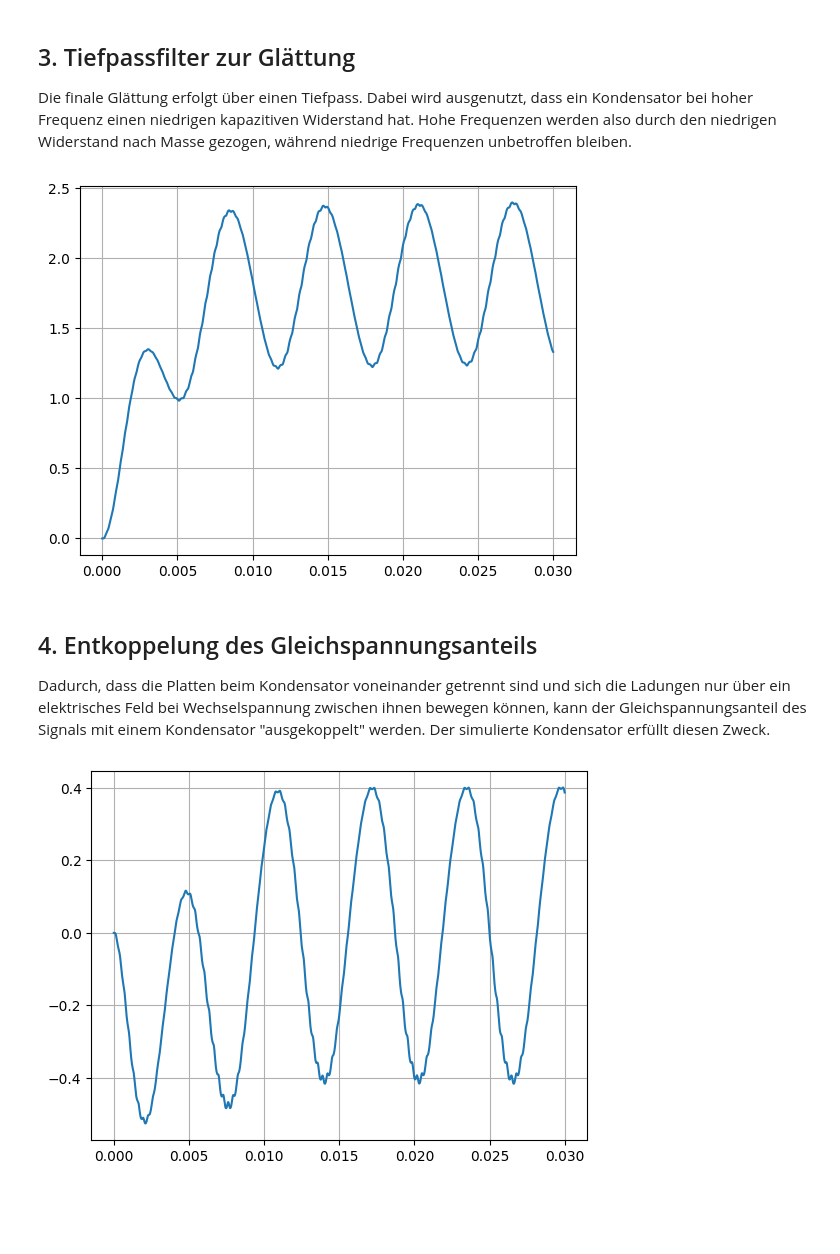
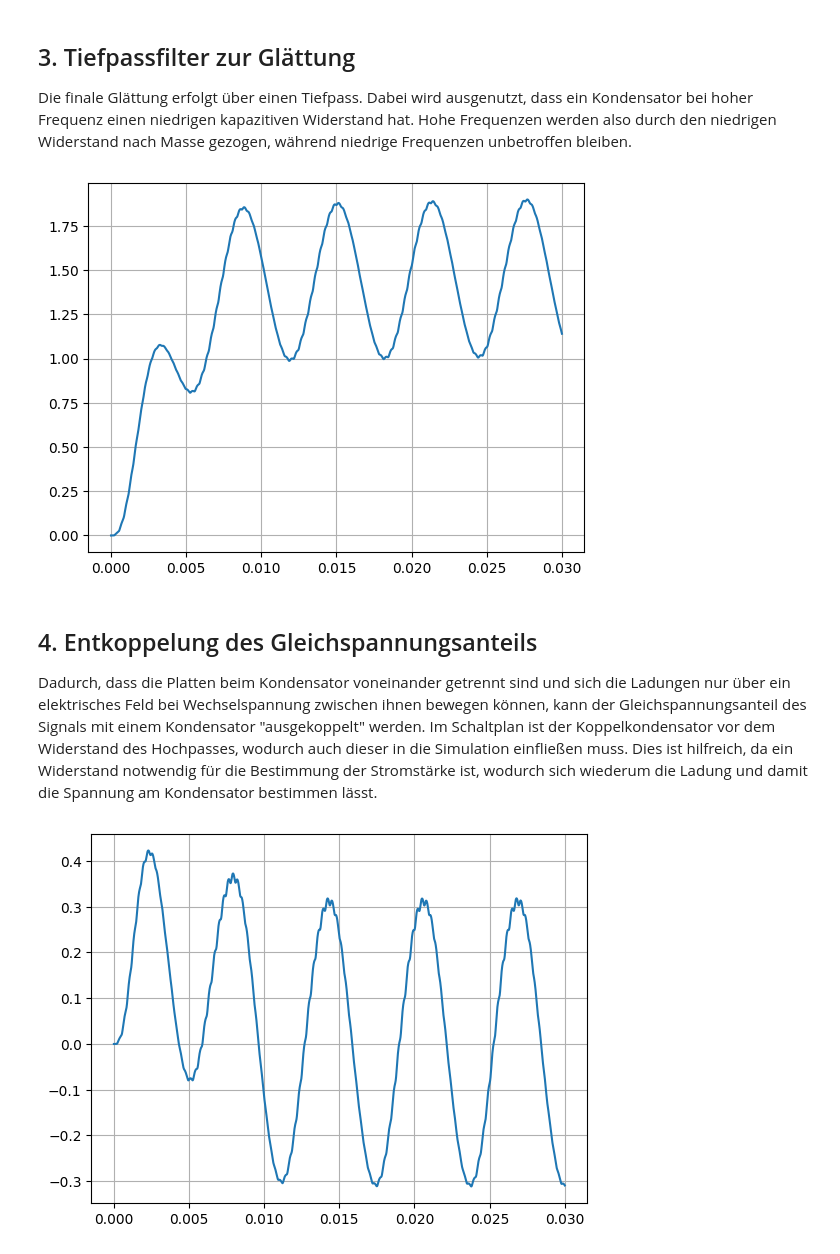
Before and after one commit to toohbias/W-Seminar, a Jupyter notebook: Modell_AM_Modulation_Demodulation.ipynb, the cells around one changed output. Drawn from its saved outputs; the diff is of its cells as text; code cells hidden in the pictures; blank space fills up the shorter version.

```diff
--- a/Modell_AM_Modulation_Demodulation.ipynb
+++ b/Modell_AM_Modulation_Demodulation.ipynb
@@ -210,7 +213,7 @@ while t[-1] < tf:
   # Spielregeln
   U_C_am = Q_am_alt / C_am
   U_R_am = R_am * I_am_alt
-  U_L_am = - (U_C_am + U_R_am) - U_C_zf_arr[len(t) - 1]
+  U_L_am = U_C_zf_arr[len(t) - 1] - (U_C_am + U_R_am)
   dI_dt_am = U_L_am / L_am
 
   I_am_neu = I_am_alt + dI_dt_am * dt
@@ -331,10 +337,10 @@ plt.plot(t, U_C_tp_arr)
 plt.grid(True)
 plt.show()
 # %% [output]
-[figure, old version]
+[figure, new version]
 # %% [markdown]
 ## 4. Entkoppelung des Gleichspannungsanteils
-Dadurch, dass die Platten beim Kondensator voneinander getrennt sind und sich die Ladungen nur über ein elektrisches Feld bei Wechselspannung zwischen ihnen bewegen können, kann der Gleichspannungsanteil des Signals mit einem Kondensator "ausgekoppelt" werden. Der simulierte Kondensator erfüllt diesen Zweck.
+Dadurch, dass die Platten beim Kondensator voneinander getrennt sind und sich die Ladungen nur über ein elektrisches Feld bei Wechselspannung zwischen ihnen bewegen können, kann der Gleichspannungsanteil des Signals mit einem Kondensator "ausgekoppelt" werden. Im Schaltplan ist der Koppelkondensator vor dem Widerstand des Hochpasses, wodurch auch dieser in die Simulation einfließen muss. Dies ist hilfreich, da ein Widerstand notwendig für die Bestimmung der Stromstärke ist, wodurch sich wiederum die Ladung und damit die Spannung am Kondensator bestimmen lässt.
 # %%
 # Gleichspannungsanteil auskoppeln
 
@@ -347,32 +353,32 @@ U_kp_0 = U_R_tp_arr[0]  # (V)   Eingangsspannung aus dem Tiefpass zum ersten Zei
 
 # Bestandsvariablen
 t = [0.0]               # (s)   Zeit (Runden der Simulation)
 Q_kp = 0.0              # (C)   Kondensator ist am Anfang ungeladen
 
 # Zwischenvariablen
 U_C_kp_arr = [0.0]      # (V)   Kondensator ist am Anfang ungeladen
 U_R_kp = U_kp_0         # (V)   Signal fließt durch den Widerstand zurück zum Koppelkondensator
 I_kp = 0.0              # (A)   Es fließt noch kein Strom
 
 # Iteration
 while t[-1] < tf:
   Q_kp_alt = Q_kp
 
   # Spielregeln
   U_C_kp = Q_kp_alt / C_kp
-  U_R_kp = -U_C_kp - U_R_tp_arr[len(t) - 1]
+  U_R_kp = U_R_tp_arr[len(t) - 1] - U_C_kp
   I_kp = U_R_kp / R_kp
 
   Q_kp_neu = Q_kp_alt + I_kp * dt
 
   # Zwischenschritte
   Q_kp = Q_kp_neu
 
   U_C_kp_arr.append(U_C_kp)
   t.append(t[-1] + dt)
 
 plt.plot(t, U_C_kp_arr)
 plt.grid(True)
 plt.show()
 # %% [output]
-[figure, old version]
+[figure, new version]
```
Also changed, not shown: parts of 6 cells of this notebook.
